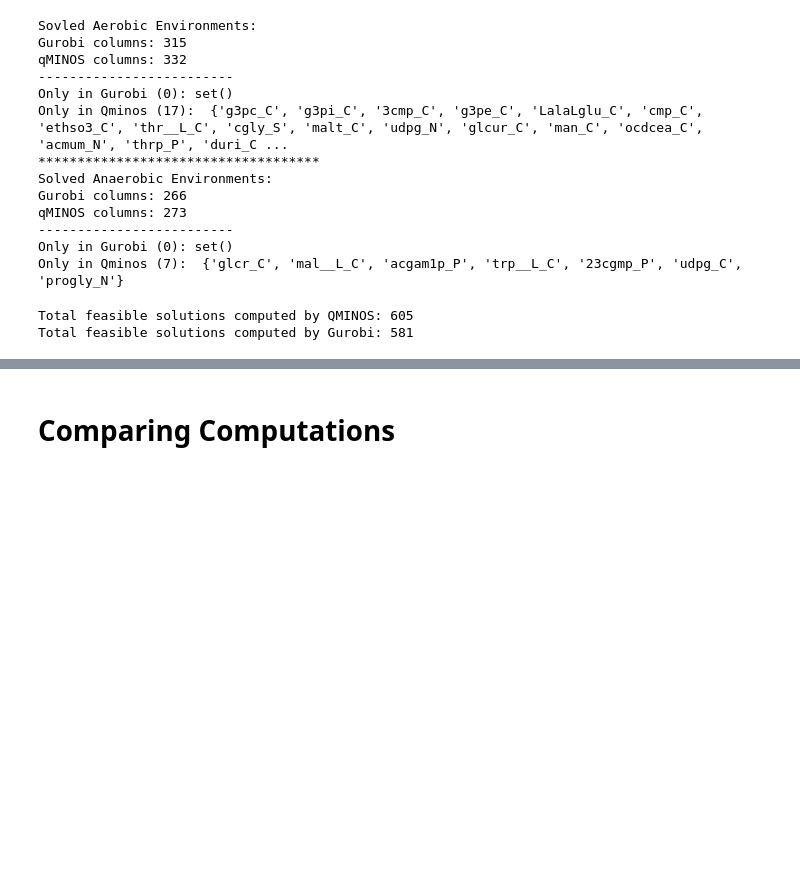
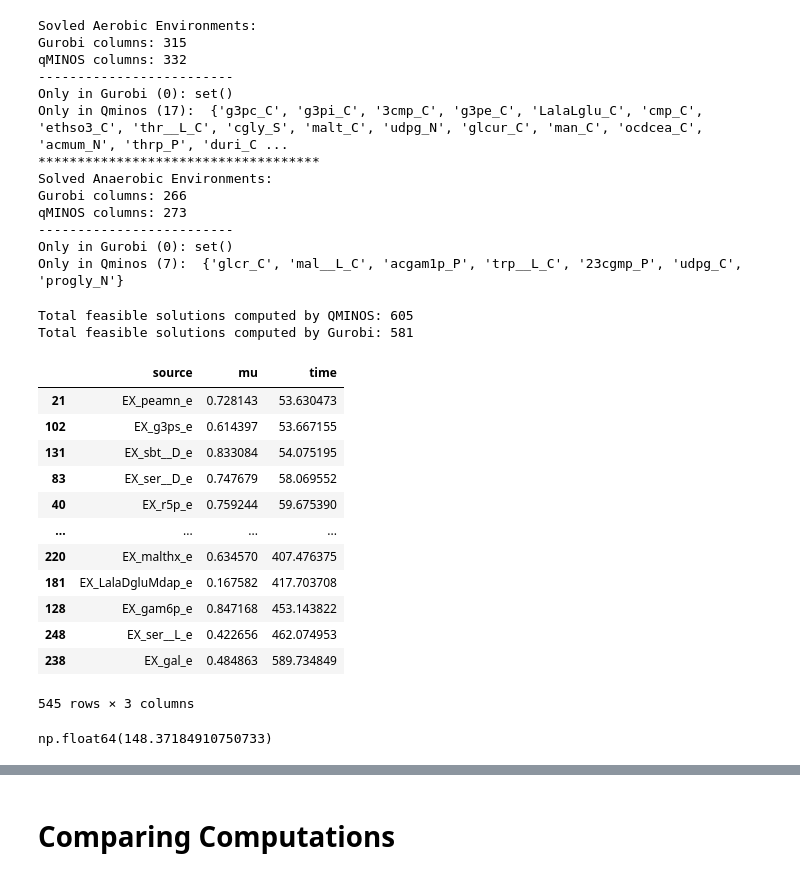
Before and after one commit to celasa/biomass_thesis, a Jupyter notebook: notebooks/01_solver_comparison.ipynb, the cells around one changed output, grey strips where cells are left out. Saved outputs shown, nothing was run; the diff lists cells and outputs as text; code cells hidden in the pictures; blank space fills up the shorter version.

```diff
--- a/notebooks/01_solver_comparison.ipynb
+++ b/notebooks/01_solver_comparison.ipynb
@@ -83,3 +83,34 @@ print(f"Total feasible solutions computed by Gurobi: {g_aerob.shape[1] + g_anaer
 # %% [output]
 Total feasible solutions computed by QMINOS: 605
 Total feasible solutions computed by Gurobi: 581
+# %%
+time_g_c = pd.read_csv(DATA/'solver_selection/hundered_sims/solver_results_gurobi.csv')
+# %%
+time_g_1 = pd.read_csv(DATA/'solver_selection/solver_results_gurobi_True.csv')
+time_g_0 = pd.read_csv(DATA/'solver_selection/solver_results_gurobi_False.csv')
+
+time_q_1 = pd.read_csv(DATA/'solver_selection/solver_results_qminos_True.csv')
+time_q_0 = pd.read_csv(DATA/'solver_selection/solver_results_qminos_False.csv')
+# %%
+gurobi_time = pd.concat([time_g_c, time_g_1, time_g_0])
+qminos_time = pd.concat([time_q_1, time_q_0])
+# %%
+gurobi_time.sort_values(by='time', ascending=True)
+# %% [output]
+|  | source | mu | time |
+| 21 | EX_peamn_e | 0.728143 | 53.630473 |
+| 102 | EX_g3ps_e | 0.614397 | 53.667155 |
+| 131 | EX_sbt__D_e | 0.833084 | 54.075195 |
+| 83 | EX_ser__D_e | 0.747679 | 58.069552 |
+| 40 | EX_r5p_e | 0.759244 | 59.675390 |
+| ... | ... | ... | ... |
+| 220 | EX_malthx_e | 0.634570 | 407.476375 |
+| 181 | EX_LalaDgluMdap_e | 0.167582 | 417.703708 |
+| 128 | EX_gam6p_e | 0.847168 | 453.143822 |
+| 248 | EX_ser__L_e | 0.422656 | 462.074953 |
+| 238 | EX_gal_e | 0.484863 | 589.734849 |
+545 rows × 3 columns
+# %%
+gurobi_time['time'].mean()
+# %% [output]
+np.float64(148.37184910750733)
```
Also changed, not shown: parts of 2 cells of this notebook, 1 other file.
